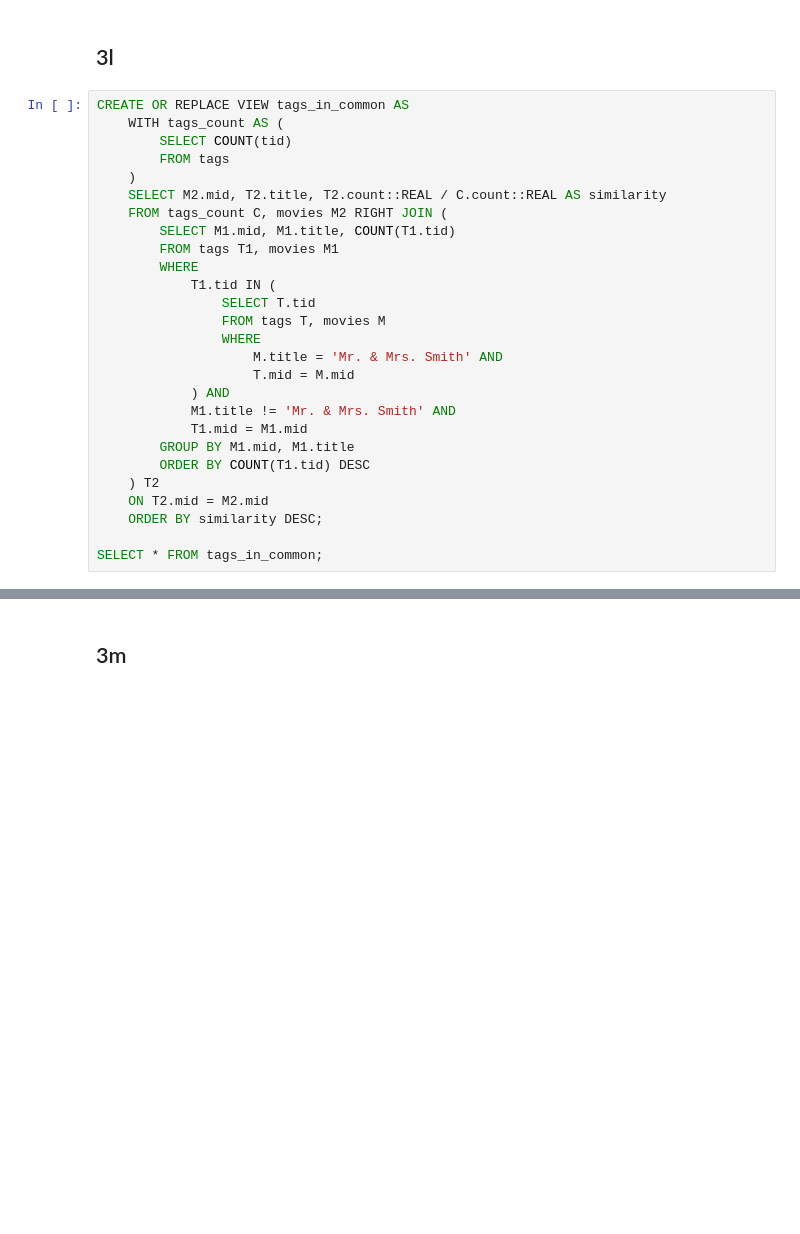
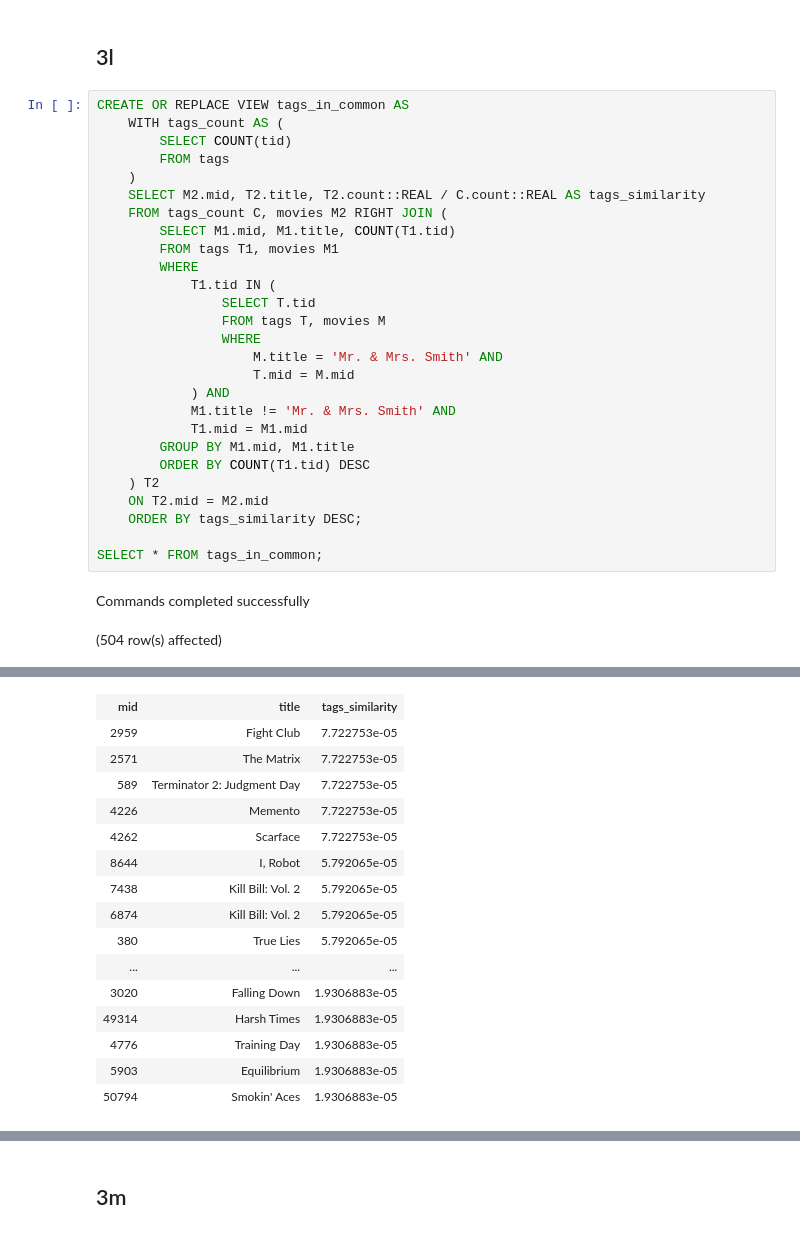
Before and after one commit to po-trottier/concordia-data-systems, a Jupyter notebook: Phase1/project_notebook.ipynb, the cells around one changed output, grey strips where cells are left out. Drawn from its saved outputs; the diff is of its cells as text; blank space fills up the shorter version.

```diff
--- a/Phase1/project_notebook.ipynb
+++ b/Phase1/project_notebook.ipynb
@@ -376,7 +359,7 @@ CREATE OR REPLACE VIEW tags_in_common AS
         SELECT COUNT(tid)
         FROM tags
     )
-    SELECT M2.mid, T2.title, T2.count::REAL / C.count::REAL AS similarity
+    SELECT M2.mid, T2.title, T2.count::REAL / C.count::REAL AS tags_similarity
     FROM tags_count C, movies M2 RIGHT JOIN (
         SELECT M1.mid, M1.title, COUNT(T1.tid)
         FROM tags T1, movies M1
@@ -394,6 +377,9 @@ CREATE OR REPLACE VIEW tags_in_common AS
         ORDER BY COUNT(T1.tid) DESC
     ) T2
     ON T2.mid = M2.mid
-    ORDER BY similarity DESC;
+    ORDER BY tags_similarity DESC;
 
 SELECT * FROM tags_in_common;
+# %% [output]
+Commands completed successfully
+(504 row(s) affected)
@@ -400,3 +387,19 @@ SELECT * FROM tags_in_common;
+| mid | title | tags_similarity |
+| 2959 | Fight Club | 7.722753e-05 |
+| 2571 | The Matrix | 7.722753e-05 |
+| 589 | Terminator 2: Judgment Day | 7.722753e-05 |
+| 4226 | Memento | 7.722753e-05 |
+| 4262 | Scarface | 7.722753e-05 |
+| 8644 | I, Robot | 5.792065e-05 |
+| 7438 | Kill Bill: Vol. 2 | 5.792065e-05 |
+| 6874 | Kill Bill: Vol. 2 | 5.792065e-05 |
+| 380 | True Lies | 5.792065e-05 |
+| ... | ... | ... |
+| 3020 | Falling Down | 1.9306883e-05 |
+| 49314 | Harsh Times | 1.9306883e-05 |
+| 4776 | Training Day | 1.9306883e-05 |
+| 5903 | Equilibrium | 1.9306883e-05 |
+| 50794 | Smokin' Aces | 1.9306883e-05 |
 # %%
 CREATE OR REPLACE VIEW actors_in_common AS
     WITH actors_count AS (
```
Also changed, not shown: parts of 11 cells of this notebook, 1 other file.
